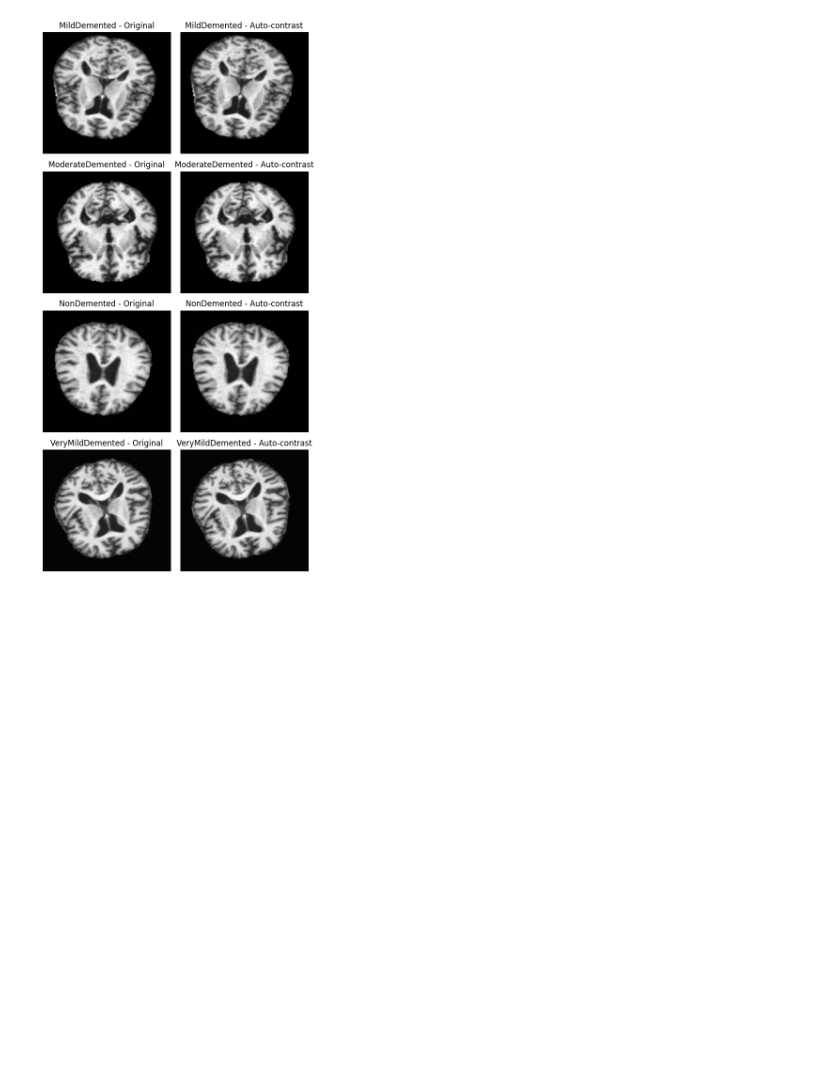
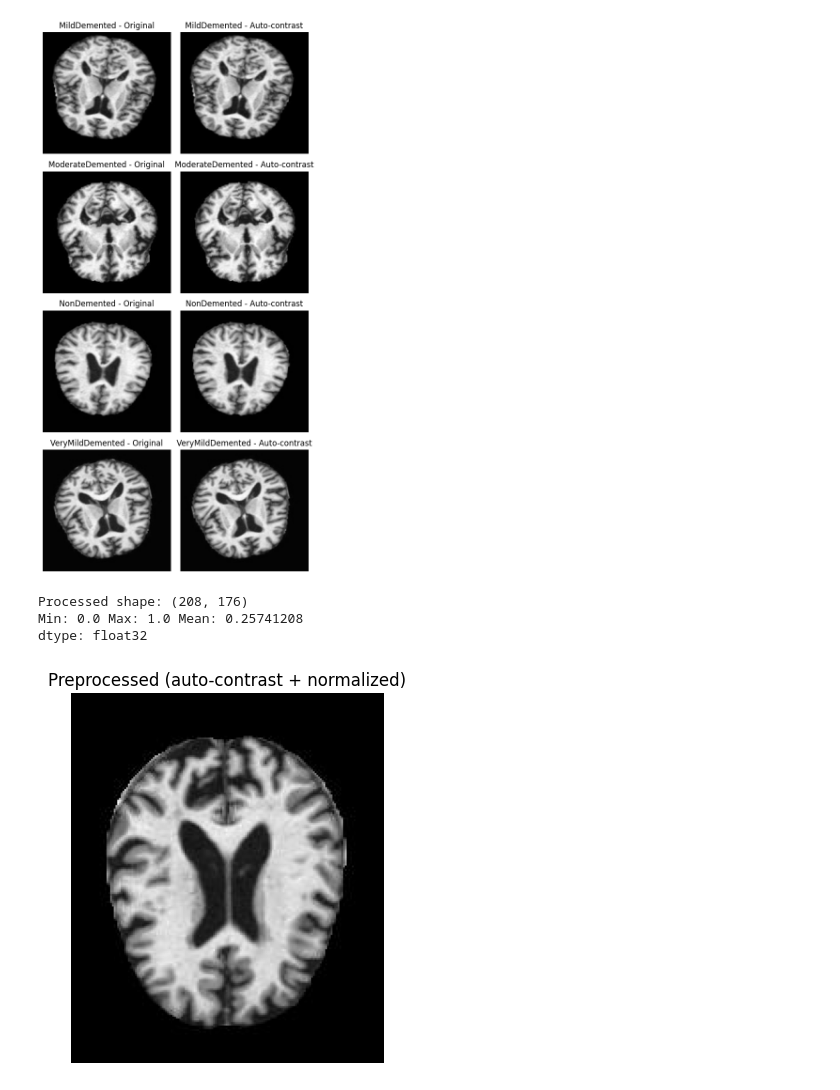
Before and after one commit to ipekkdalgic/alzheimer-mri-classification, a Jupyter notebook: notebooks/02_dataset_overview.ipynb, the cells around one changed output. Saved outputs shown, nothing was run; the diff lists cells and outputs as text; code cells hidden in the pictures; blank space fills up the shorter version.

```diff
--- a/notebooks/02_dataset_overview.ipynb
+++ b/notebooks/02_dataset_overview.ipynb
@@ -48,3 +64,26 @@ plt.tight_layout()
 plt.show()
 # %% [output]
 [figure]
+# %%
+from src.preprocessing import preprocess_image
+
+test_path = "../data/raw/MildDemented/mildDem716.jpg"  # veya başka bir dosya
+
+img_proc = preprocess_image(test_path, use_autocontrast=True, normalize=True)
+
+print("Processed shape:", img_proc.shape)
+print("Min:", img_proc.min(), "Max:", img_proc.max(), "Mean:", img_proc.mean())
+print("dtype:", img_proc.dtype)
+# %% [output]
+Processed shape: (208, 176)
+Min: 0.0 Max: 1.0 Mean: 0.25741208
+dtype: float32
+# %%
+import matplotlib.pyplot as plt
+
+plt.imshow(img_proc, cmap="gray")
+plt.axis("off")
+plt.title("Preprocessed (auto-contrast + normalized)")
+plt.show()
+# %% [output]
+[figure, added]
```
Also changed, not shown: parts of 3 cells of this notebook, 6 other files.
